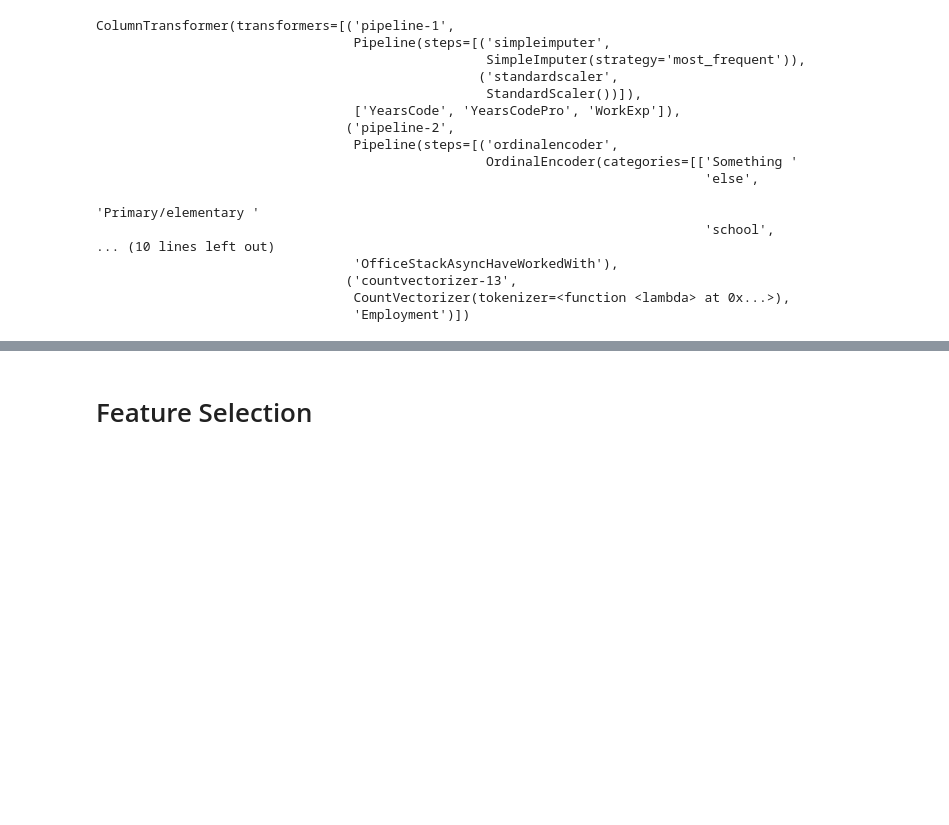
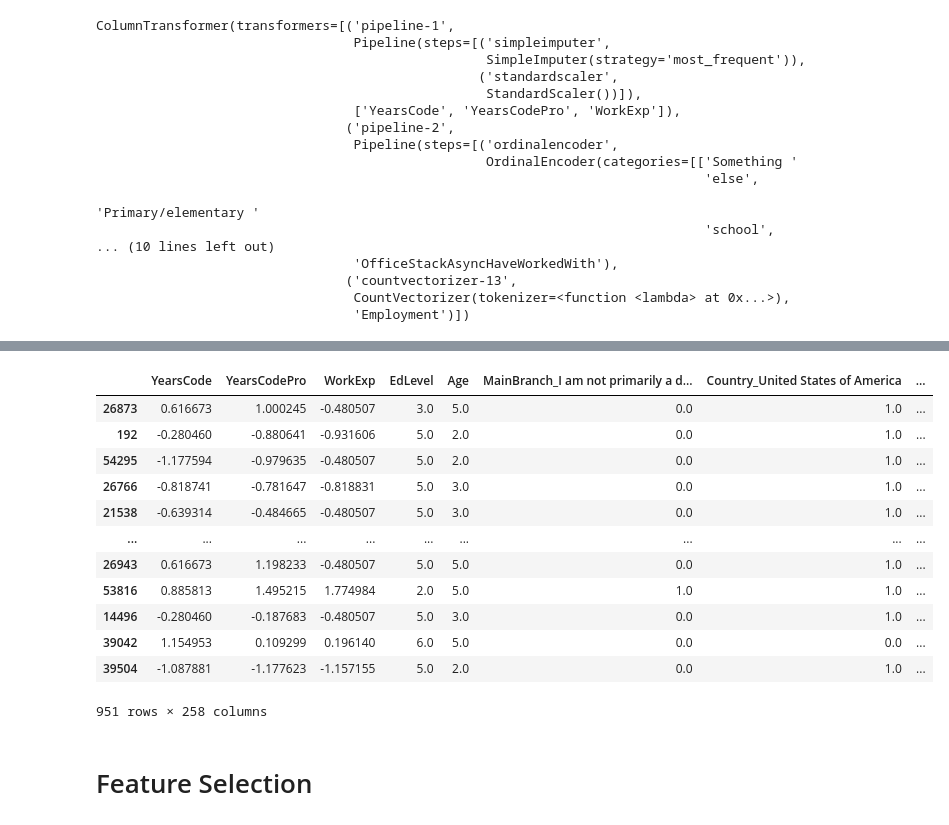
Before and after one commit to UBC-MDS/DSCI522-Group16-2022, a Jupyter notebook: preliminary_preprocessing.ipynb, the cells around one changed output, grey strips where cells are left out. Drawn from its saved outputs; the diff is of its cells as text; code cells hidden in the pictures; blank space fills up the shorter version.

```diff
--- a/preliminary_preprocessing.ipynb
+++ b/preliminary_preprocessing.ipynb
@@ -353,3 +328,30 @@ print(len(transformed_column_names))
+# %%
+# fit preprocessor with test df
+test_df_filtered_encode = preprocessor.fit_transform(test_df_filtered).todense()
+
+# creates list of new column names from preprocessing pipelines for test df
+transformed_column_names_test = get_column_names_from_preporcessor(preprocessor)
+# %%
+test_enc = pd.DataFrame(
+    data=test_df_filtered_encode,
+    index=test_df_filtered.index,
+    columns=transformed_column_names_test
+)
+test_enc
+# %% [output]
+|  | YearsCode | YearsCodePro | WorkExp | EdLevel | Age | MainBranch_I am not primarily a d... | Country_United States of America | ... |
+| 26873 | 0.616673 | 1.000245 | -0.480507 | 3.0 | 5.0 | 0.0 | 1.0 | ... |
+| 192 | -0.280460 | -0.880641 | -0.931606 | 5.0 | 2.0 | 0.0 | 1.0 | ... |
+| 54295 | -1.177594 | -0.979635 | -0.480507 | 5.0 | 2.0 | 0.0 | 1.0 | ... |
+| 26766 | -0.818741 | -0.781647 | -0.818831 | 5.0 | 3.0 | 0.0 | 1.0 | ... |
+| 21538 | -0.639314 | -0.484665 | -0.480507 | 5.0 | 3.0 | 0.0 | 1.0 | ... |
+| ... | ... | ... | ... | ... | ... | ... | ... | ... |
+| 26943 | 0.616673 | 1.198233 | -0.480507 | 5.0 | 5.0 | 0.0 | 1.0 | ... |
+| 53816 | 0.885813 | 1.495215 | 1.774984 | 2.0 | 5.0 | 1.0 | 1.0 | ... |
+| 14496 | -0.280460 | -0.187683 | -0.480507 | 5.0 | 3.0 | 0.0 | 1.0 | ... |
+| 39042 | 1.154953 | 0.109299 | 0.196140 | 6.0 | 5.0 | 0.0 | 0.0 | ... |
+| 39504 | -1.087881 | -1.177623 | -1.157155 | 5.0 | 2.0 | 0.0 | 1.0 | ... |
+951 rows × 258 columns
 # %%
 # # fit and transform the columns that dont contain multiple answers per response
 
```
Also changed, not shown: parts of 32 cells of this notebook, 4 other files.
